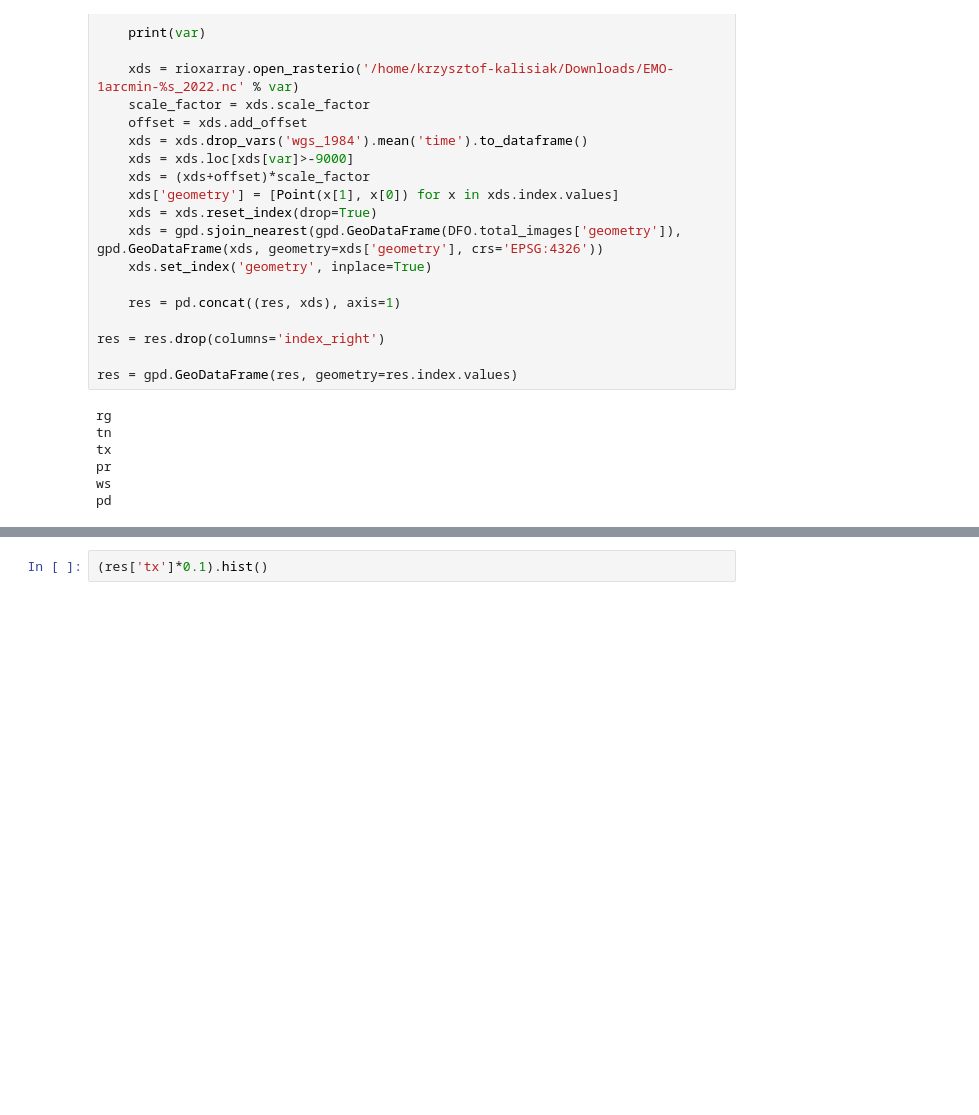
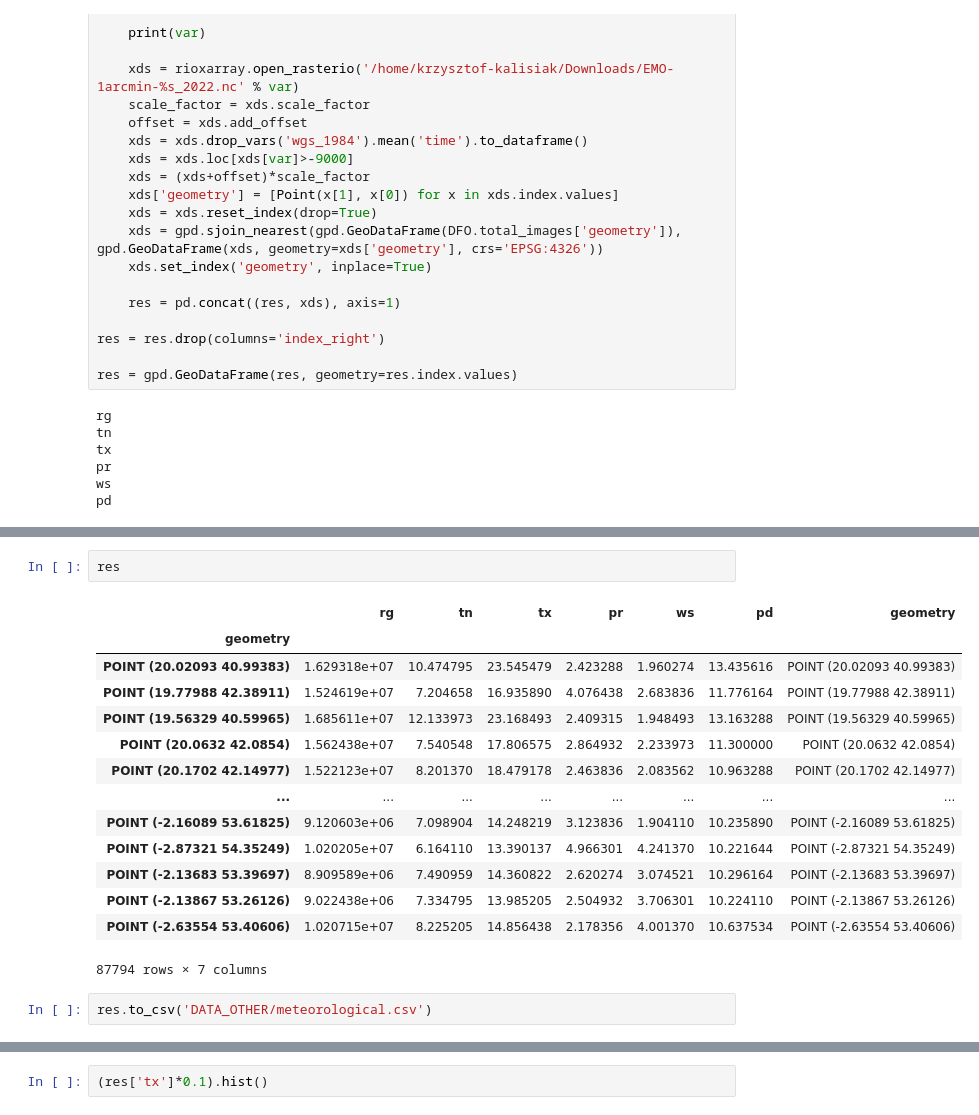
Before and after one commit to KrzysztofKalisiak/ROCM_repo, a Jupyter notebook: geoguesser_master.ipynb, the cells around one changed output, grey strips where cells are left out. Drawn from its saved outputs; the diff is of its cells as text; blank space fills up the shorter version.

```diff
--- a/geoguesser_master.ipynb
+++ b/geoguesser_master.ipynb
@@ -73,0 +73,19 @@ xds.add_offset
+# %%
+res
+# %% [output]
+|  | rg | tn | tx | pr | ws | pd | geometry |
+| geometry |  |  |  |  |  |  |  |
+| POINT (20.02093 40.99383) | 1.629318e+07 | 10.474795 | 23.545479 | 2.423288 | 1.960274 | 13.435616 | POINT (20.02093 40.99383) |
+| POINT (19.77988 42.38911) | 1.524619e+07 | 7.204658 | 16.935890 | 4.076438 | 2.683836 | 11.776164 | POINT (19.77988 42.38911) |
+| POINT (19.56329 40.59965) | 1.685611e+07 | 12.133973 | 23.168493 | 2.409315 | 1.948493 | 13.163288 | POINT (19.56329 40.59965) |
+| POINT (20.0632 42.0854) | 1.562438e+07 | 7.540548 | 17.806575 | 2.864932 | 2.233973 | 11.300000 | POINT (20.0632 42.0854) |
+| POINT (20.1702 42.14977) | 1.522123e+07 | 8.201370 | 18.479178 | 2.463836 | 2.083562 | 10.963288 | POINT (20.1702 42.14977) |
+| ... | ... | ... | ... | ... | ... | ... | ... |
+| POINT (-2.16089 53.61825) | 9.120603e+06 | 7.098904 | 14.248219 | 3.123836 | 1.904110 | 10.235890 | POINT (-2.16089 53.61825) |
+| POINT (-2.87321 54.35249) | 1.020205e+07 | 6.164110 | 13.390137 | 4.966301 | 4.241370 | 10.221644 | POINT (-2.87321 54.35249) |
+| POINT (-2.13683 53.39697) | 8.909589e+06 | 7.490959 | 14.360822 | 2.620274 | 3.074521 | 10.296164 | POINT (-2.13683 53.39697) |
+| POINT (-2.13867 53.26126) | 9.022438e+06 | 7.334795 | 13.985205 | 2.504932 | 3.706301 | 10.224110 | POINT (-2.13867 53.26126) |
+| POINT (-2.63554 53.40606) | 1.020715e+07 | 8.225205 | 14.856438 | 2.178356 | 4.001370 | 10.637534 | POINT (-2.63554 53.40606) |
+87794 rows × 7 columns
+# %%
+res.to_csv('DATA_OTHER/meteorological.csv')
```
Also changed, not shown: parts of 4 cells of this notebook.
